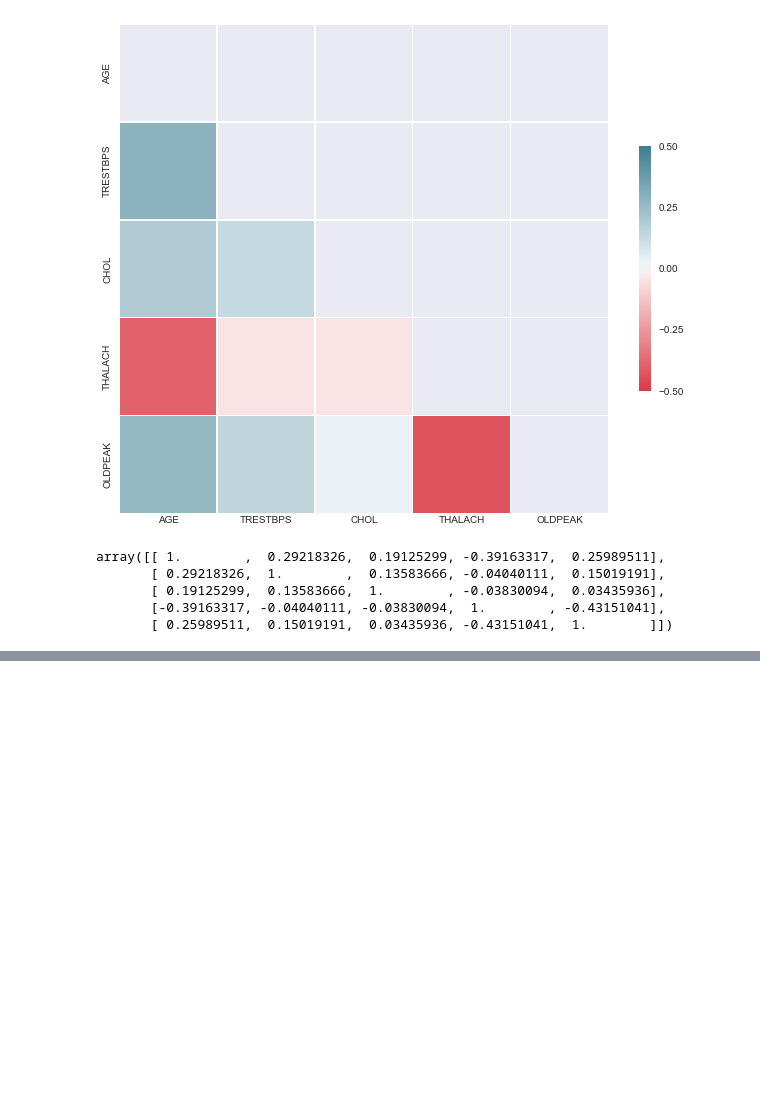
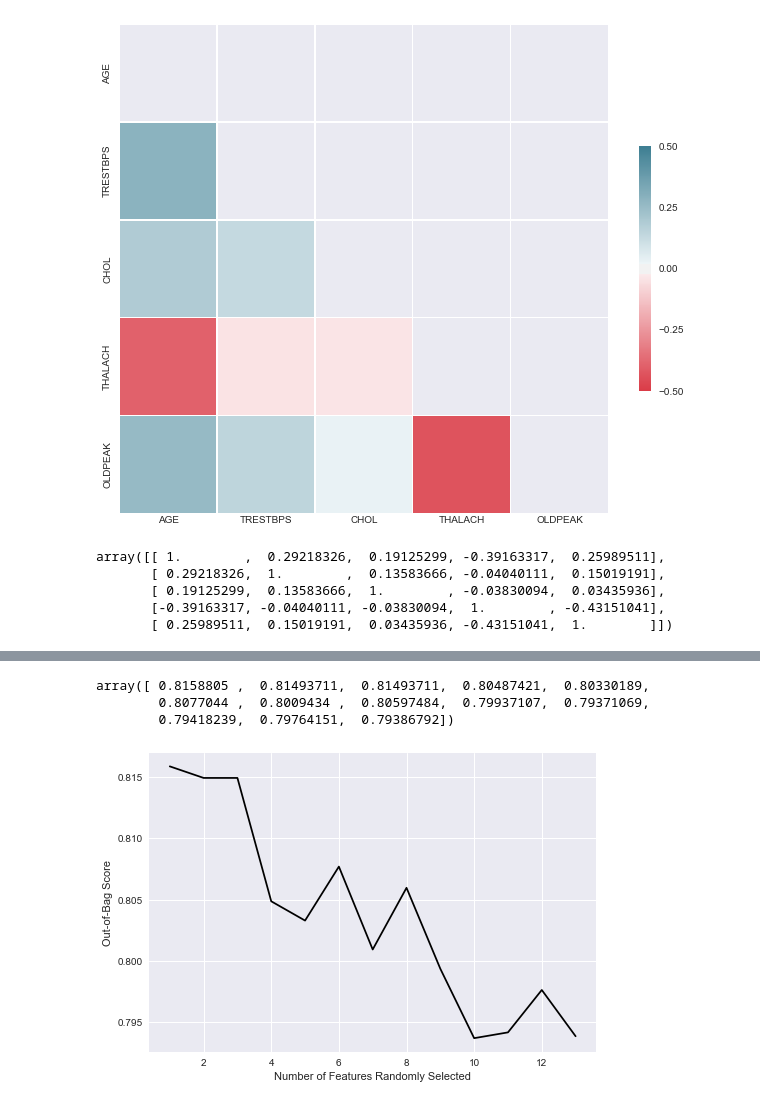
Before and after one commit to blubeck7/heart_disease, a Jupyter notebook: heart_disease.ipynb, the cells around one changed output, grey strips where cells are left out. Drawn from its saved outputs; the diff is of its cells as text; code cells hidden in the pictures; blank space fills up the shorter version.

```diff
--- a/heart_disease.ipynb
+++ b/heart_disease.ipynb
@@ -745,0 +582,6 @@ MultinomialNB(alpha=1.0, class_prior=None, fit_prior=True)
+# %%
+#create dummy variables for naive bayes model and logistic model
+A = pd.get_dummies(health_data.loc[:,["GENDER", "AGEBIN", "TRESTBPSBIN", "CP","THAL"]],
+               columns = ["GENDER", "AGEBIN", "TRESTBPSBIN", "CP","THAL"])
+health_data_binary = pd.merge(health_data,A,left_index = True, right_index = True)
+health_data_binary.head()
@@ -745,0 +606,8 @@ MultinomialNB(alpha=1.0, class_prior=None, fit_prior=True)
+# %%
+#train test split
+# 70/30 train/test split
+# Stratified random sample by heart disease class, equal proportion
+from sklearn.model_selection import train_test_split
+
+#use 1 as the seed so that results are reproducible
+train, test = train_test_split(health_data_binary, test_size = 0.3, random_state = 1, stratify = HD)
@@ -745,0 +802,36 @@ MultinomialNB(alpha=1.0, class_prior=None, fit_prior=True)
+# %%
+#for random forest use all of the fields
+X_train = train.iloc[:,0:13]
+y_train = train.loc[:, "HD"]
+X_test = test.iloc[:,0:13]
+y_test = test.loc[:, "HD"]
+# %%
+#tune hyperparameter number of variables to randomly select for splitting node.
+#use out-of-bag error estimate to do this. no need for cross-validation
+
+from sklearn.ensemble import RandomForestClassifier
+
+#save results for plotting
+n_features = np.arange(1,14)
+oob_acc = np.zeros(13)
+
+#average the oob score over several random states
+for j in range(30):
+    for i in range(0,13):
+        clf_rf = RandomForestClassifier(n_estimators = 40, max_features = i+1, oob_score = True)
+        clf_rf.fit(X_train, y_train)
+        oob_acc[i] = oob_acc[i] + clf_rf.oob_score_
+
+oob_acc = oob_acc / 30
+oob_acc
+# %% [output]
+array([ 0.8158805 ,  0.81493711,  0.81493711,  0.80487421,  0.80330189,
+        0.8077044 ,  0.8009434 ,  0.80597484,  0.79937107,  0.79371069,
+        0.79418239,  0.79764151,  0.79386792])
+# %%
+plt.plot(n_features, oob_acc, color = "black")
+plt.xlabel("Number of Features Randomly Selected")
+plt.ylabel("Out-of-Bag Score")
+plt.show()
+# %% [output]
+[figure, added]
```
Also changed, not shown: parts of 50 cells of this notebook, 2 other files.
